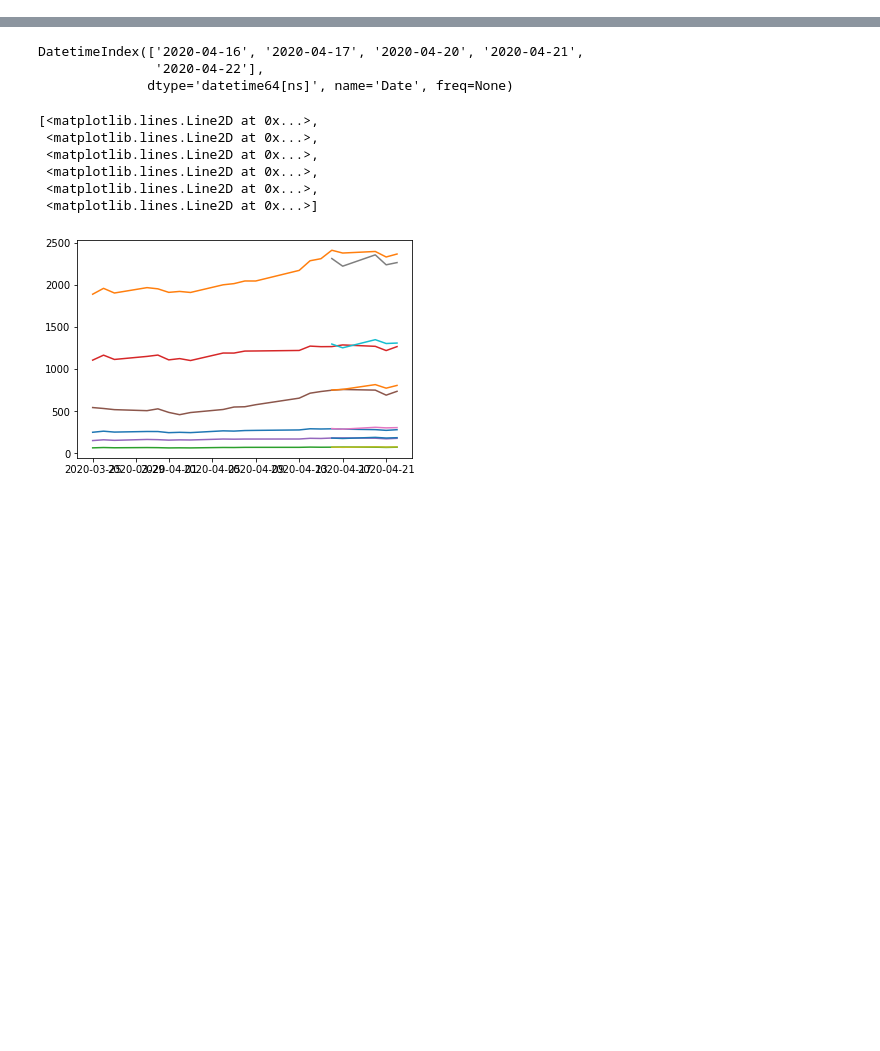
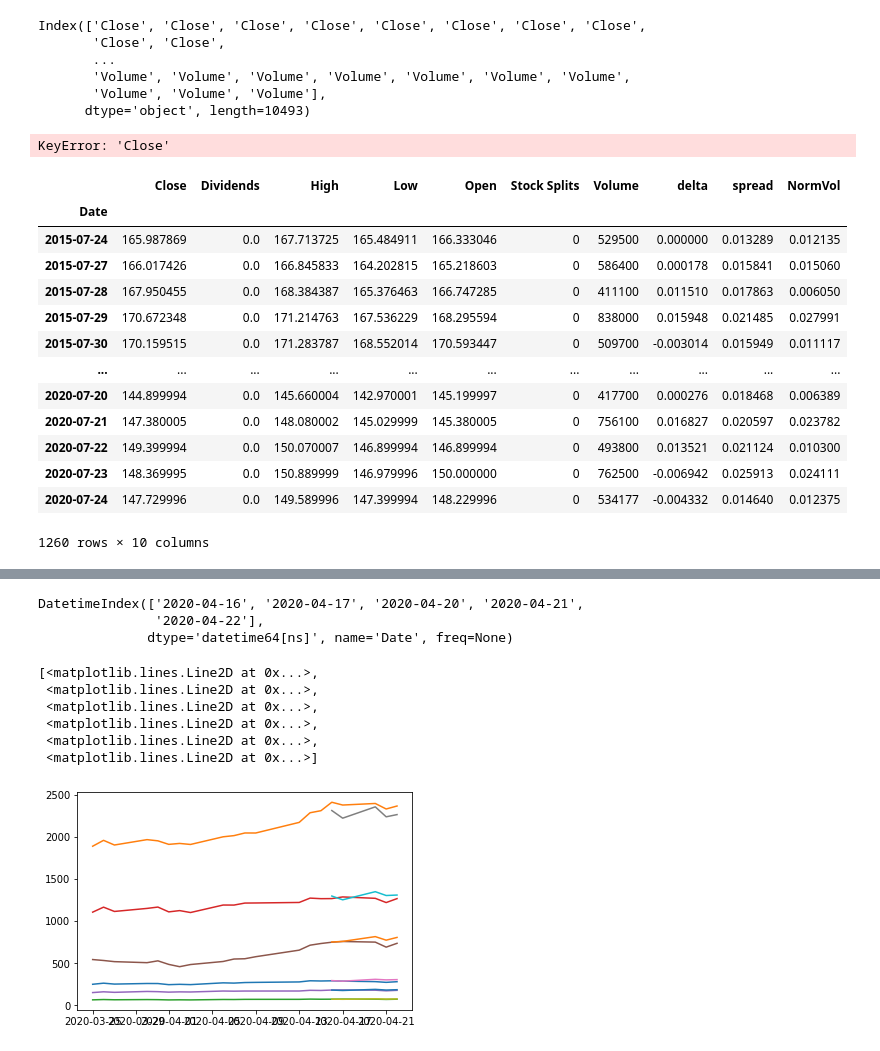
Before and after one commit to ledgey/datasciencestuff, a Jupyter notebook: StockPricesAR.ipynb, the cells around one changed output, grey strips where cells are left out. Saved outputs shown, nothing was run; the diff lists cells and outputs as text; code cells hidden in the pictures; blank space fills up the shorter version.

```diff
--- a/StockPricesAR.ipynb
+++ b/StockPricesAR.ipynb
@@ -40,0 +83,13 @@ closes.plot()
+# %%
+index.droplevel(1)
+# %% [output]
+Index(['Close', 'Close', 'Close', 'Close', 'Close', 'Close', 'Close', 'Close',
+       'Close', 'Close',
+       ...
+       'Volume', 'Volume', 'Volume', 'Volume', 'Volume', 'Volume', 'Volume',
+       'Volume', 'Volume', 'Volume'],
+      dtype='object', length=10493)
+# %%
+data.loc[('Close', 'AAP')]
+# %% [output]
+KeyError: 'Close'
@@ -40,0 +106,17 @@ closes.plot()
+# %%
+dataDict['AAP']
+# %% [output]
+|  | Close | Dividends | High | Low | Open | Stock Splits | Volume | delta | spread | NormVol |
+| Date |  |  |  |  |  |  |  |  |  |  |
+| 2015-07-24 | 165.987869 | 0.0 | 167.713725 | 165.484911 | 166.333046 | 0 | 529500 | 0.000000 | 0.013289 | 0.012135 |
+| 2015-07-27 | 166.017426 | 0.0 | 166.845833 | 164.202815 | 165.218603 | 0 | 586400 | 0.000178 | 0.015841 | 0.015060 |
+| 2015-07-28 | 167.950455 | 0.0 | 168.384387 | 165.376463 | 166.747285 | 0 | 411100 | 0.011510 | 0.017863 | 0.006050 |
+| 2015-07-29 | 170.672348 | 0.0 | 171.214763 | 167.536229 | 168.295594 | 0 | 838000 | 0.015948 | 0.021485 | 0.027991 |
+| 2015-07-30 | 170.159515 | 0.0 | 171.283787 | 168.552014 | 170.593447 | 0 | 509700 | -0.003014 | 0.015949 | 0.011117 |
+| ... | ... | ... | ... | ... | ... | ... | ... | ... | ... | ... |
+| 2020-07-20 | 144.899994 | 0.0 | 145.660004 | 142.970001 | 145.199997 | 0 | 417700 | 0.000276 | 0.018468 | 0.006389 |
+| 2020-07-21 | 147.380005 | 0.0 | 148.080002 | 145.029999 | 145.380005 | 0 | 756100 | 0.016827 | 0.020597 | 0.023782 |
+| 2020-07-22 | 149.399994 | 0.0 | 150.070007 | 146.899994 | 146.899994 | 0 | 493800 | 0.013521 | 0.021124 | 0.010300 |
+| 2020-07-23 | 148.369995 | 0.0 | 150.889999 | 146.979996 | 150.000000 | 0 | 762500 | -0.006942 | 0.025913 | 0.024111 |
+| 2020-07-24 | 147.729996 | 0.0 | 149.589996 | 147.399994 | 148.229996 | 0 | 534177 | -0.004332 | 0.014640 | 0.012375 |
+1260 rows × 10 columns
```
Also changed, not shown: parts of 53 cells of this notebook, 14 other files.
